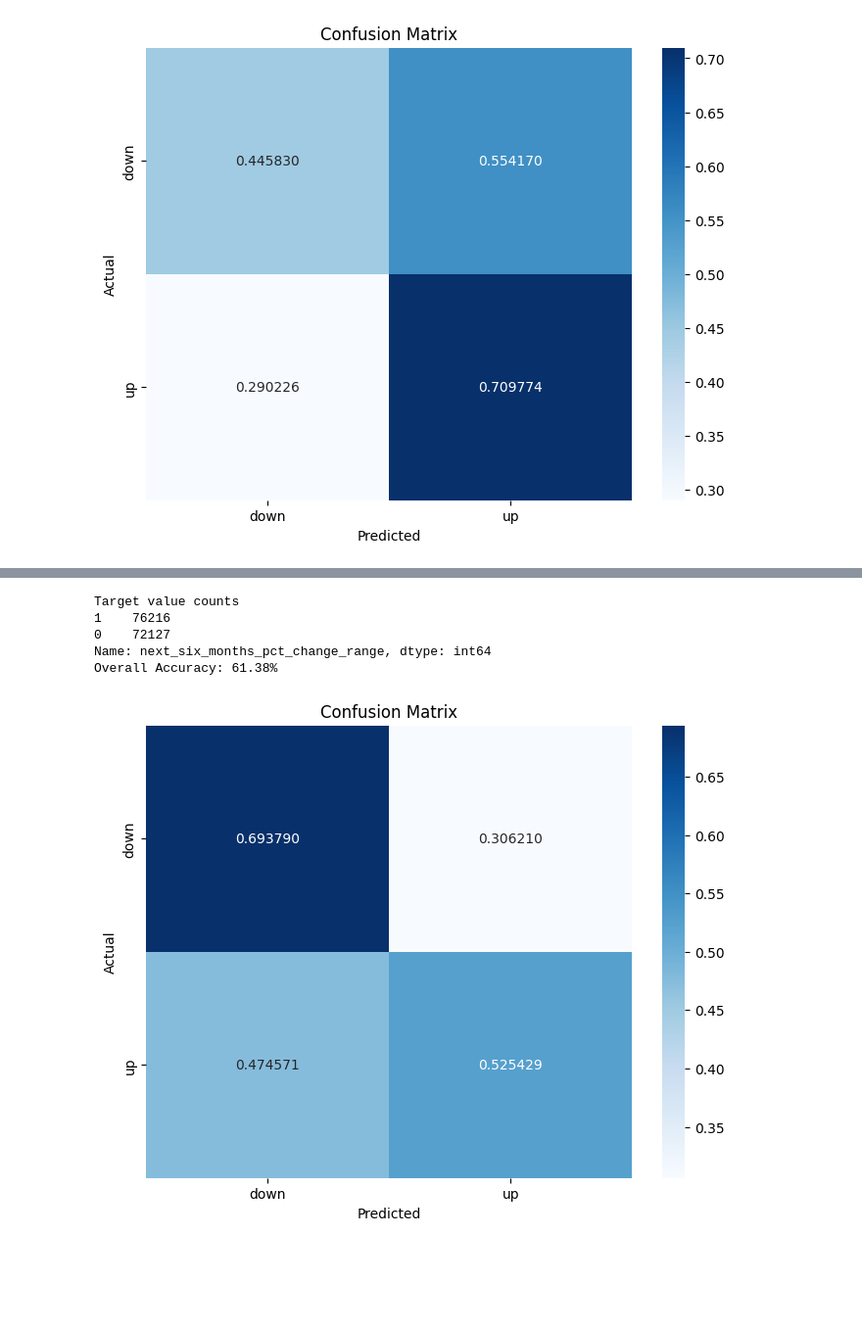
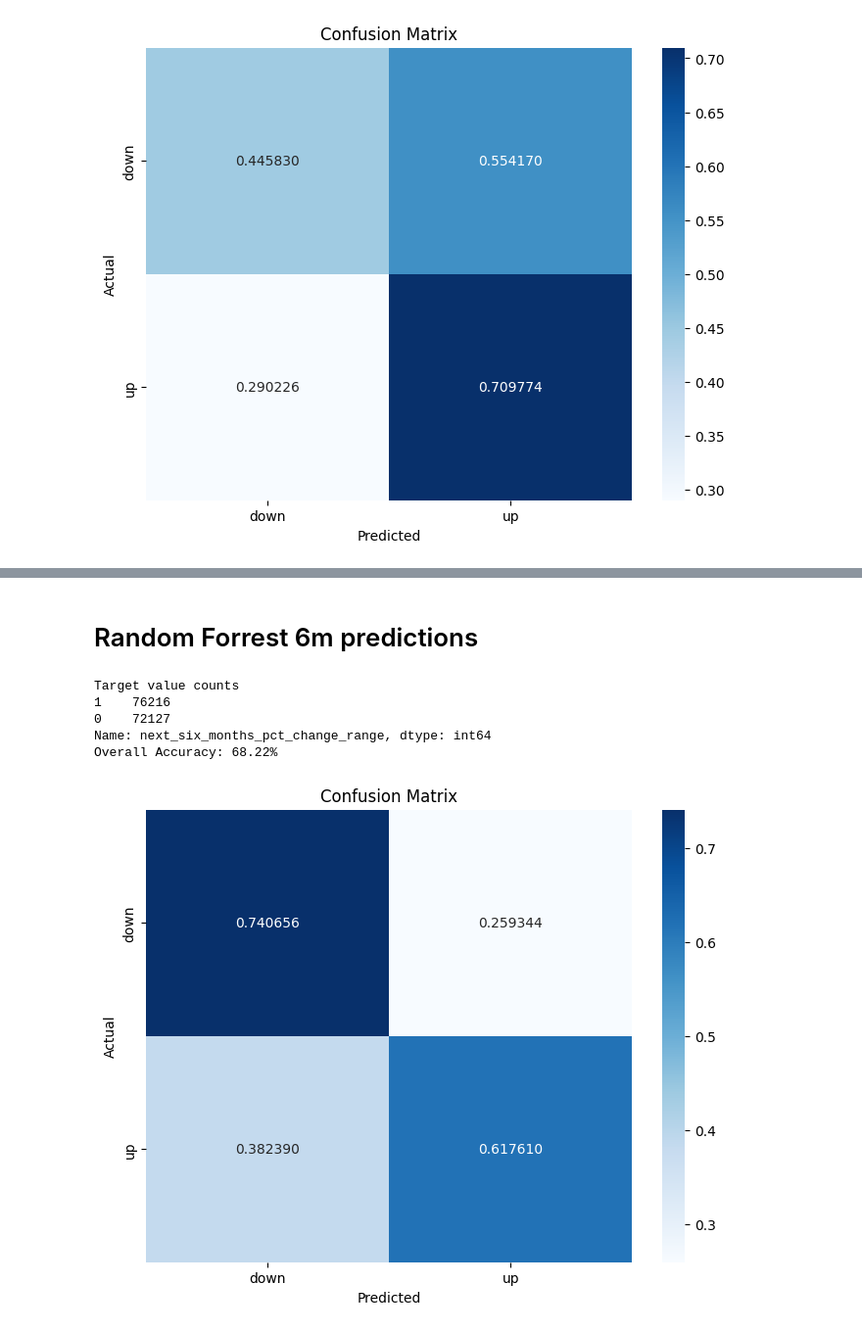
Before and after one commit to OrestisStefanou/InvestorAPI, a Jupyter notebook: analytics/machine_learning/price_prediction_with_fundamentals/notebooks/modelling_v6.ipynb, the cells around one changed output, grey strips where cells are left out. Shown at 98% size. Drawn from its saved outputs; the diff is of its cells as text; code cells hidden in the pictures; blank space fills up the shorter version.

```diff
--- a/analytics/machine_learning/price_prediction_with_fundamentals/notebooks/modelling_v6.ipynb
+++ b/analytics/machine_learning/price_prediction_with_fundamentals/notebooks/modelling_v6.ipynb
@@ -203,3 +394,5 @@ Overall Accuracy: 69.38%
+# %% [markdown]
+# Random Forrest 6m predictions
 # %%
 
 import datetime as dt
@@ -208,7 +401,7 @@ import sqlite3
 from sklearn.metrics import accuracy_score, confusion_matrix
 import matplotlib.pyplot as plt
 import seaborn as sns
-import xgboost as xgb
+from sklearn.ensemble import RandomForestClassifier
 import numpy as np
 from sklearn.preprocessing import (
     OneHotEncoder,
@@ -218,7 +411,7 @@ from sklearn.compose import make_column_transformer
 from analytics.machine_learning.price_prediction_with_fundamentals import utils
 import pandas as pd
 
-db_conn = sqlite3.connect('/home/orestis/code/Orestis/InvestorAPI/app/database/ibd.db')
+db_conn = sqlite3.connect('/Users/orestis/MyProjects/InvestorAPI/app/database/ibd.db')
 
 query = '''
     SELECT *
@@ -261,40 +454,40 @@ y_test = test_set[target_col]
 X_test = test_set.drop(cols_to_drop, axis=1)
 
 # categorical_columns = ['sector', 'last_three_months_pct_change_range']
 column_transformer = make_column_transformer(
     (
         OneHotEncoder(), ['sector']
     ),
     remainder='passthrough'
 )
 
-xgb_classifier = make_pipeline(
+rf_classifier = make_pipeline(
     column_transformer,
-    xgb.XGBClassifier()
+    RandomForestClassifier()
 )
 
-xgb_classifier.fit(X_train, y_train)
-y_pred_xgb_classifier = xgb_classifier.predict(X_test)
+rf_classifier.fit(X_train, y_train)
+y_pred_rf_classifier = rf_classifier.predict(X_test)
 
-accuracy = accuracy_score(y_test, y_pred_xgb_classifier)
+accuracy = accuracy_score(y_test, y_pred_rf_classifier)
 print(f"Overall Accuracy: {accuracy:.2%}")
 
-y_test = [label_mapping[y] for y in y_test]
-y_pred = [label_mapping[y] for y in y_pred_xgb_classifier]
+y_test_labels = [label_mapping[y] for y in y_test]
+y_pred_labels = [label_mapping[y] for y in y_pred_rf_classifier]
 # Plot the confusion matrix
-conf_matrix = confusion_matrix(y_test, y_pred, labels=labels, normalize='true')
+conf_matrix = confusion_matrix(y_test_labels, y_pred_labels, labels=labels, normalize='true')
 
 # Plot confusion matrix using seaborn
 plt.figure(figsize=(8, 6))
 sns.heatmap(conf_matrix, annot=True, fmt='f', cmap='Blues', xticklabels=labels, yticklabels=labels)
 plt.title('Confusion Matrix')
 plt.xlabel('Predicted')
 plt.ylabel('Actual')
 plt.show()
 # %% [output]
 Target value counts
 1    76216
 0    72127
 Name: next_six_months_pct_change_range, dtype: int64
-Overall Accuracy: 61.38%
+Overall Accuracy: 68.22%
-[figure, old version]
+[figure, new version]
```
Also changed, not shown: parts of 16 cells of this notebook, 1 other file.
